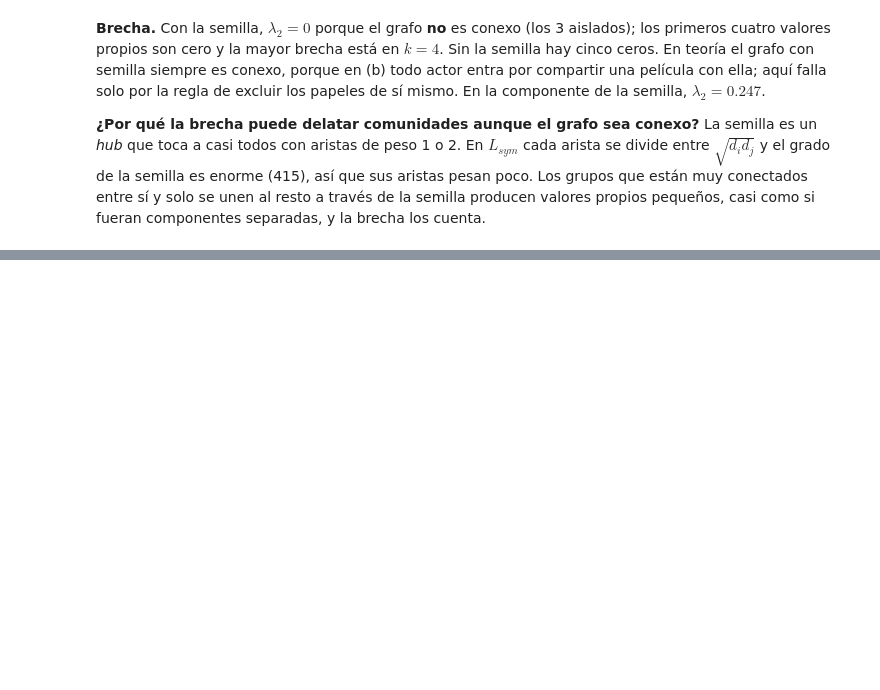
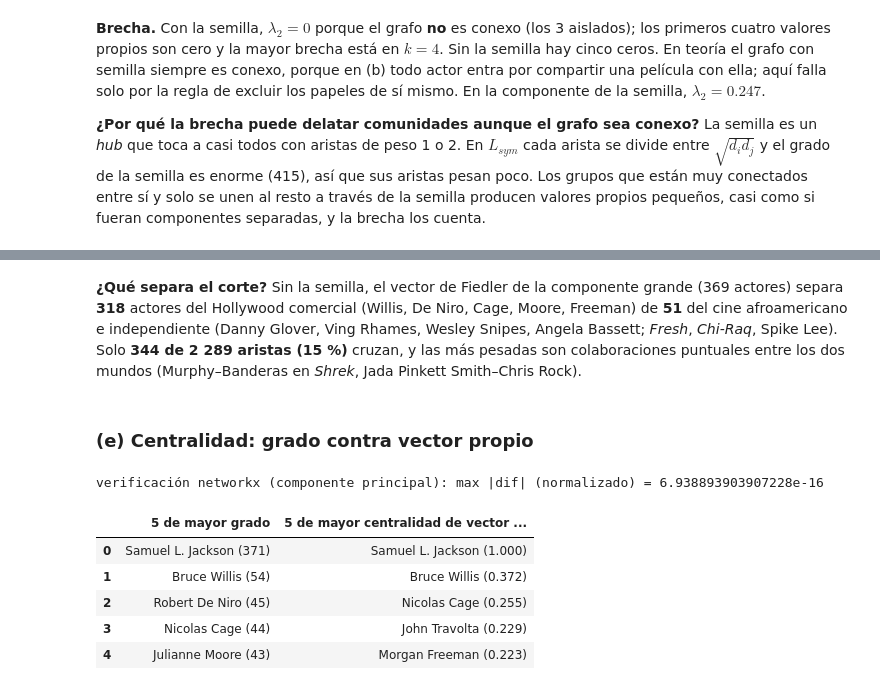
Before and after one commit to pabloflores465/grafo-colaboracion-samuel-l-jackson, a Jupyter notebook: grafo_colaboracion.ipynb, the cells around one changed output, grey strips where cells are left out. Cells and saved outputs as stored; diff of their text form; code cells hidden in the pictures; blank space fills up the shorter version.

```diff
--- a/grafo_colaboracion.ipynb
+++ b/grafo_colaboracion.ipynb
@@ -289,0 +415,28 @@ de la semilla producen valores propios pequeños, casi como si fueran componente
+# %% [markdown]
+**¿Qué separa el corte?** Sin la semilla, el vector de Fiedler de la componente grande (369 actores) separa **318** actores
+del Hollywood comercial (Willis, De Niro, Cage, Moore, Freeman) de **51** del cine afroamericano e independiente (Danny Glover,
+Ving Rhames, Wesley Snipes, Angela Bassett; *Fresh*, *Chi-Raq*, Spike Lee). Solo **344 de 2 289 aristas (15 %)** cruzan, y las
+más pesadas son colaboraciones puntuales entre los dos mundos (Murphy–Banderas en *Shrek*, Jada Pinkett Smith–Chris Rock).
+# %% [markdown]
+### (e) Centralidad: grado contra vector propio
+# %%
+w_A, V_A = np.linalg.eigh(A)
+principal = np.abs(V_A[:, np.argmax(np.abs(w_A))])
+cent = dict(zip(ids, principal / principal.max()))
+# networkx no acepta grafos disconexos aquí: verificamos en la componente principal, donde vive el vector propio
+cc = max(nx.connected_components(G), key=len)
+nx_cent = nx.eigenvector_centrality_numpy(G.subgraph(cc), weight="weight")
+print("verificación networkx (componente principal): max |dif| (normalizado) =",
+      max(abs(cent[n] - nx_cent[n] / max(nx_cent.values())) for n in cc))
+top5_grado = sorted(ids, key=lambda n: -grado[n])[:5]
+top5_cent = sorted(ids, key=lambda n: -cent[n])[:5]
+pd.DataFrame({"5 de mayor grado": [f"{g.nodes[n]} ({grado[n]})" for n in top5_grado],
+              "5 de mayor centralidad de vector propio": [f"{g.nodes[n]} ({cent[n]:.3f})" for n in top5_cent]})
+# %% [output]
+verificación networkx (componente principal): max |dif| (normalizado) = 6.938893903907228e-16
+|  | 5 de mayor grado | 5 de mayor centralidad de vector ... |
+| 0 | Samuel L. Jackson (371) | Samuel L. Jackson (1.000) |
+| 1 | Bruce Willis (54) | Bruce Willis (0.372) |
+| 2 | Robert De Niro (45) | Nicolas Cage (0.255) |
+| 3 | Nicolas Cage (44) | John Travolta (0.229) |
+| 4 | Julianne Moore (43) | Morgan Freeman (0.223) |
```
Also changed, not shown: parts of 8 cells of this notebook, 1 other file.
